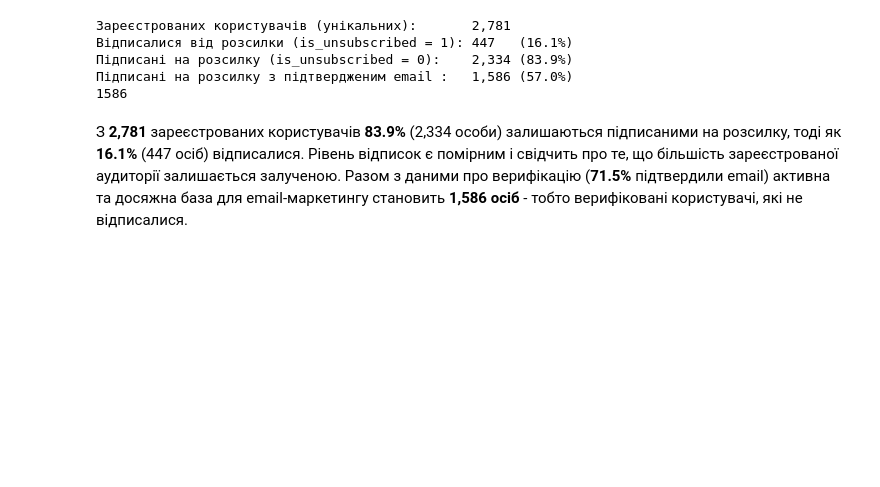
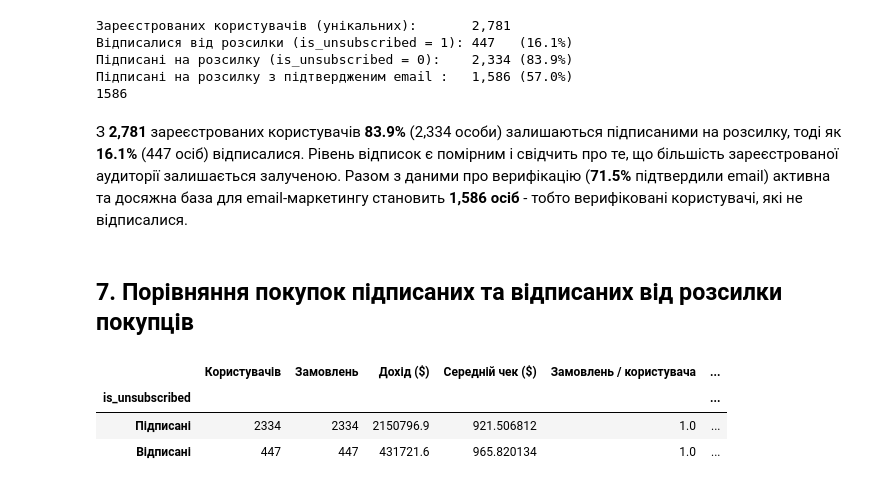
Before and after one commit to VladNkov/online_store_sales_analysis, a Jupyter notebook: online_store_sales_analysis.ipynb, the cells around one changed output. Cells and saved outputs as stored; diff of their text form; code cells hidden in the pictures; blank space fills up the shorter version.

```diff
--- a/online_store_sales_analysis.ipynb
+++ b/online_store_sales_analysis.ipynb
@@ -803,3 +803,33 @@ print(f'Підписані на розсилку з підтвердженим e
 1586
 # %% [markdown]
 З **2,781** зареєстрованих користувачів **83.9%** (2,334 особи) залишаються підписаними на розсилку, тоді як **16.1%** (447 осіб) відписалися. Рівень відписок є помірним і свідчить про те, що більшість зареєстрованої аудиторії залишається залученою. Разом з даними про верифікацію (**71.5%** підтвердили email) активна та досяжна база для email-маркетингу становить **1,586 осіб** - тобто верифіковані користувачі, які не відписалися.
+# %% [markdown]
+## 7. Порівняння покупок підписаних та відписаних від розсилки покупців
+# %%
+df_registered = df.dropna(subset=['account_id'])
+
+df_registered_data = (df_registered.groupby('is_unsubscribed').agg(
+    users=('account_id', 'nunique'),
+    orders=('ga_session_id', 'nunique'),
+    revenue=('price', 'sum')))
+
+df_registered_data['AOV'] = df_registered_data['revenue'] / df_registered_data['orders']
+df_registered_data['orders_per_user'] = df_registered_data['orders'] / df_registered_data['users']
+df_registered_data['revenue_per_user'] = df_registered_data['revenue'] / df_registered_data['users']
+
+df_registered_data = df_registered_data.rename(index={0: 'Підписані', 1: 'Відписані'})
+
+df_registered_data = df_registered_data.rename(columns={
+    'users': 'Користувачів',
+    'orders': 'Замовлень',
+    'revenue': 'Дохід ($)',
+    'AOV': 'Середній чек ($)',
+    'orders_per_user': 'Замовлень / користувача',
+    'revenue_per_user': 'Дохід / користувача ($)'})
+
+df_registered_data
+# %% [output]
+|  | Користувачів | Замовлень | Дохід ($) | Середній чек ($) | Замовлень / користувача | ... |
+| is_unsubscribed |  |  |  |  |  | ... |
+| Підписані | 2334 | 2334 | 2150796.9 | 921.506812 | 1.0 | ... |
+| Відписані | 447 | 447 | 431721.6 | 965.820134 | 1.0 | ... |
```
Also changed, not shown: parts of 7 cells of this notebook, 1 other file.
